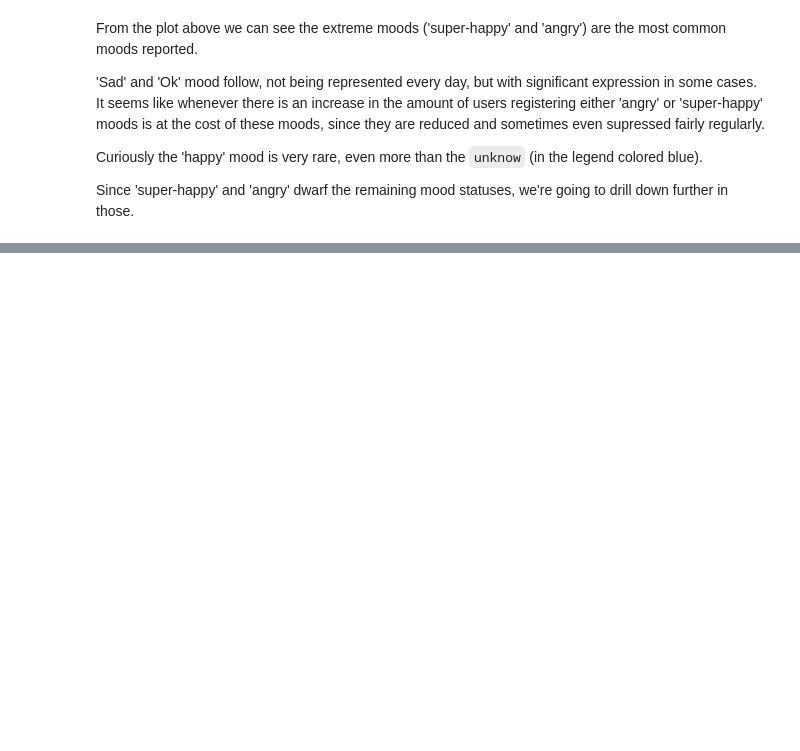
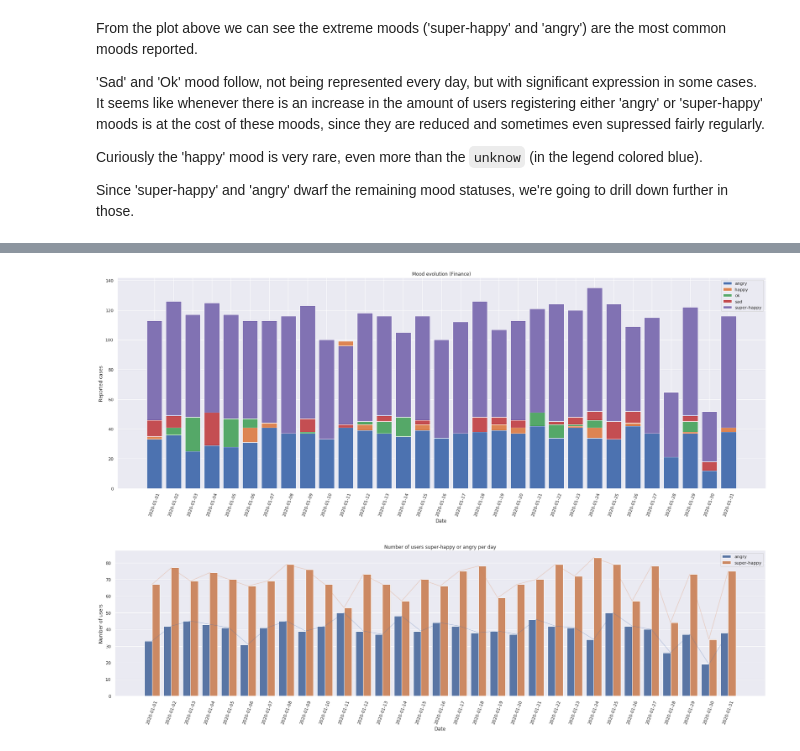
Before and after one commit to adfsan/z-challenge, a Jupyter notebook: Report1.ipynb, the cells around one changed output, grey strips where cells are left out. Cells and saved outputs as stored; diff of their text form; code cells hidden in the pictures; blank space fills up the shorter version.

```diff
--- a/Report1.ipynb
+++ b/Report1.ipynb
@@ -474,0 +501,10 @@ We can see that the number of users that keep either mood status from one day to
+# %%
+# Finance
+s_df = s_moodtracker_df.merge(pop_df.query("industryname=='Finance'")[["userid"]], how = 'inner', on='userid')
+mood_evolution(s_df, 'Finance')
+
+# Plot extreme moods comparison
+mood_comparison(s_df, 'angry', 'super-happy')
+# %% [output]
+[figure, added]
+[figure, added]
```
Also changed, not shown: parts of 34 cells of this notebook, 1 other file.
